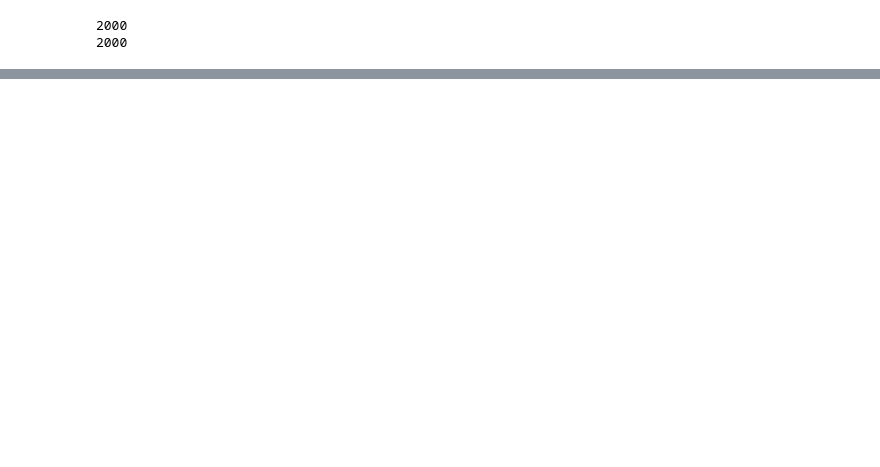
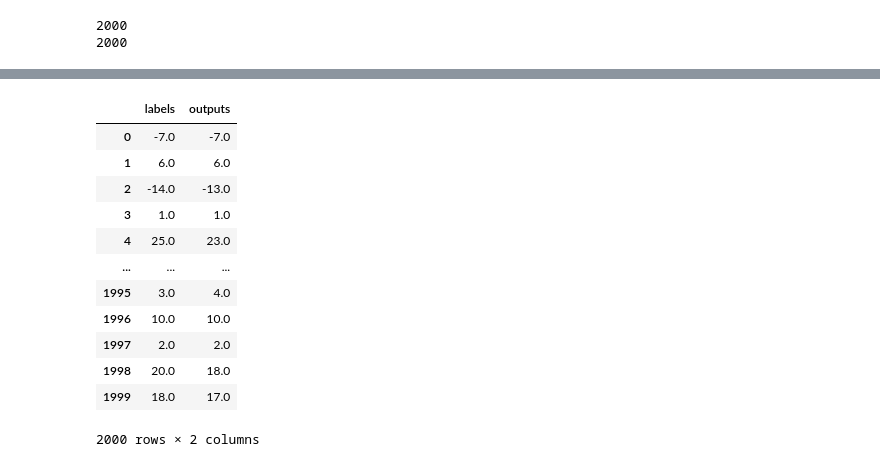
Before and after one commit to Seungjun1588/SP_NeuBoots, a Jupyter notebook: visualize.ipynb, the cells around one changed output, grey strips where cells are left out. Cells and saved outputs as stored; diff of their text form; code cells hidden in the pictures; blank space fills up the shorter version.

```diff
--- a/visualize.ipynb
+++ b/visualize.ipynb
@@ -132,0 +134,16 @@ model_info["score"]
+# %%
+df.round()
+# %% [output]
+|  | labels | outputs |
+| 0 | -7.0 | -7.0 |
+| 1 | 6.0 | 6.0 |
+| 2 | -14.0 | -13.0 |
+| 3 | 1.0 | 1.0 |
+| 4 | 25.0 | 23.0 |
+| ... | ... | ... |
+| 1995 | 3.0 | 4.0 |
+| 1996 | 10.0 | 10.0 |
+| 1997 | 2.0 | 2.0 |
+| 1998 | 20.0 | 18.0 |
+| 1999 | 18.0 | 17.0 |
+2000 rows × 2 columns
```
Also changed, not shown: parts of 20 cells of this notebook, 5 other files.
